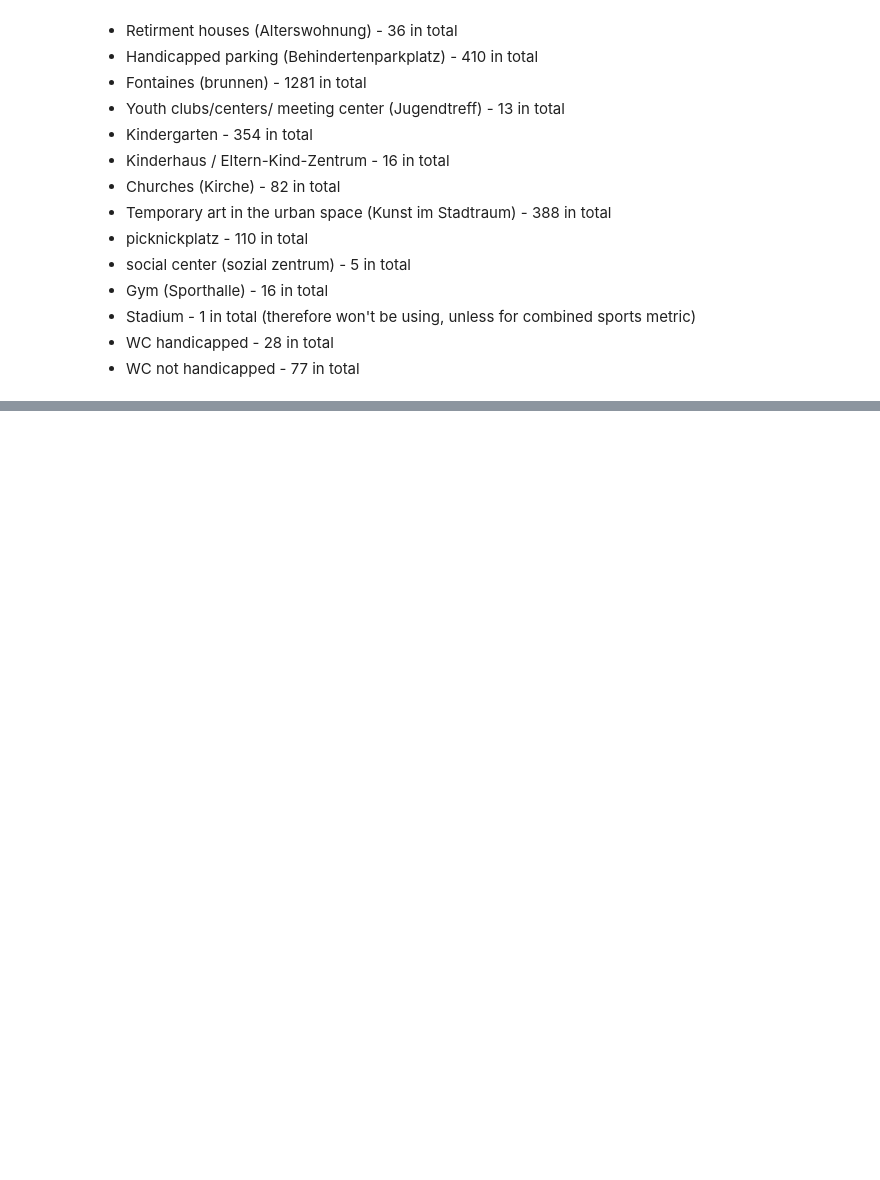
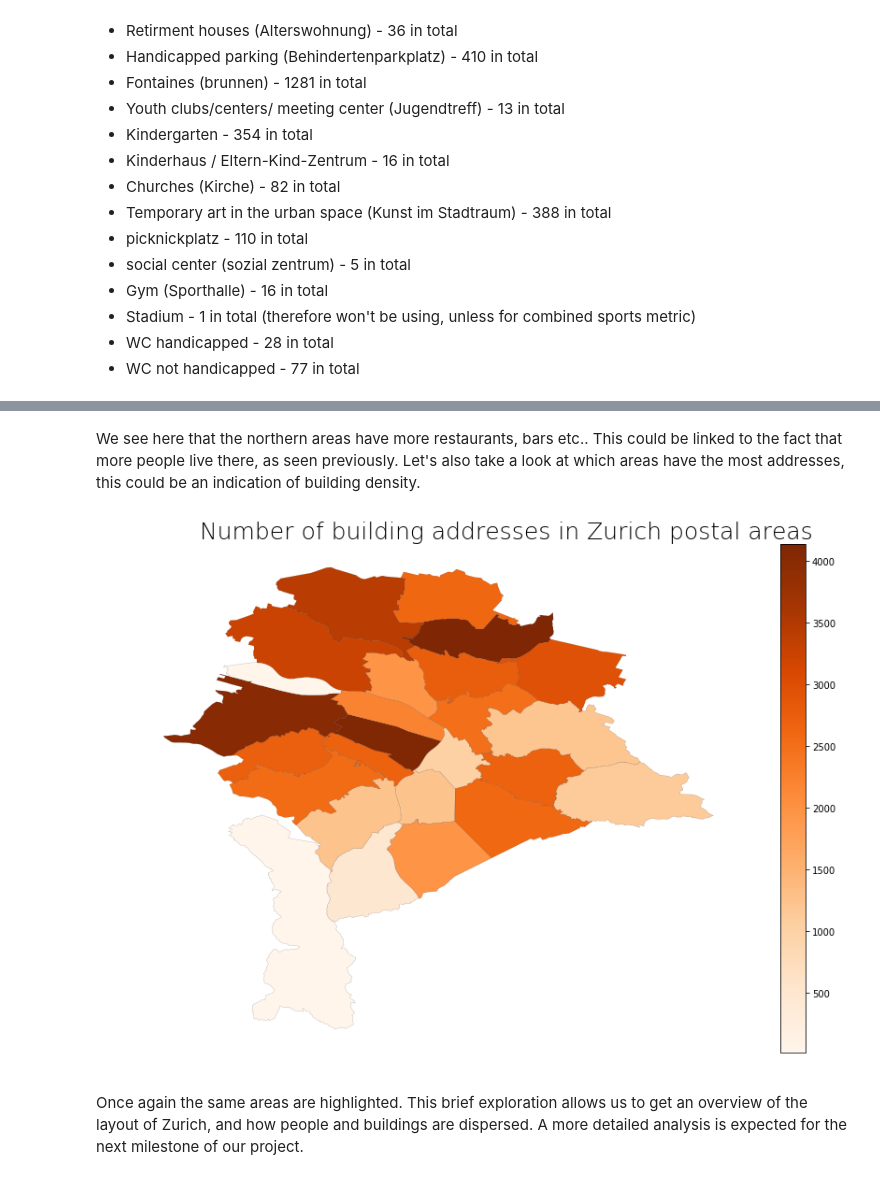
Before and after one commit to MLortki/ADA2018-Project-Quality-of-Space-AMG, a Jupyter notebook: zurich_open_data_exploration.ipynb, the cells around one changed output, grey strips where cells are left out. Cells and saved outputs as stored; diff of their text form; code cells hidden in the pictures; blank space fills up the shorter version.

```diff
--- a/zurich_open_data_exploration.ipynb
+++ b/zurich_open_data_exploration.ipynb
@@ -219,0 +273,10 @@ As we see datasets we will be using consists of:
+# %% [markdown]
+We see here that the northern areas have more restaurants, bars etc.. This could be linked to the fact that more people live there, as seen previously. Let's also take a look at which areas have the most addresses, this could be an indication of building density.
+# %%
+# use function defined above to create choropleth map
+plot_geopandas(gpd.GeoDataFrame(combined_df2), 'addresses',\
+               'Number of building addresses in Zurich postal areas','Oranges')
+# %% [output]
+[figure, added]
+# %% [markdown]
+Once again the same areas are highlighted. This brief exploration allows us to get an overview of the layout of Zurich, and how people and buildings are dispersed. A more detailed analysis is expected for the next milestone of our project.
```
Also changed, not shown: parts of 9 cells of this notebook.
